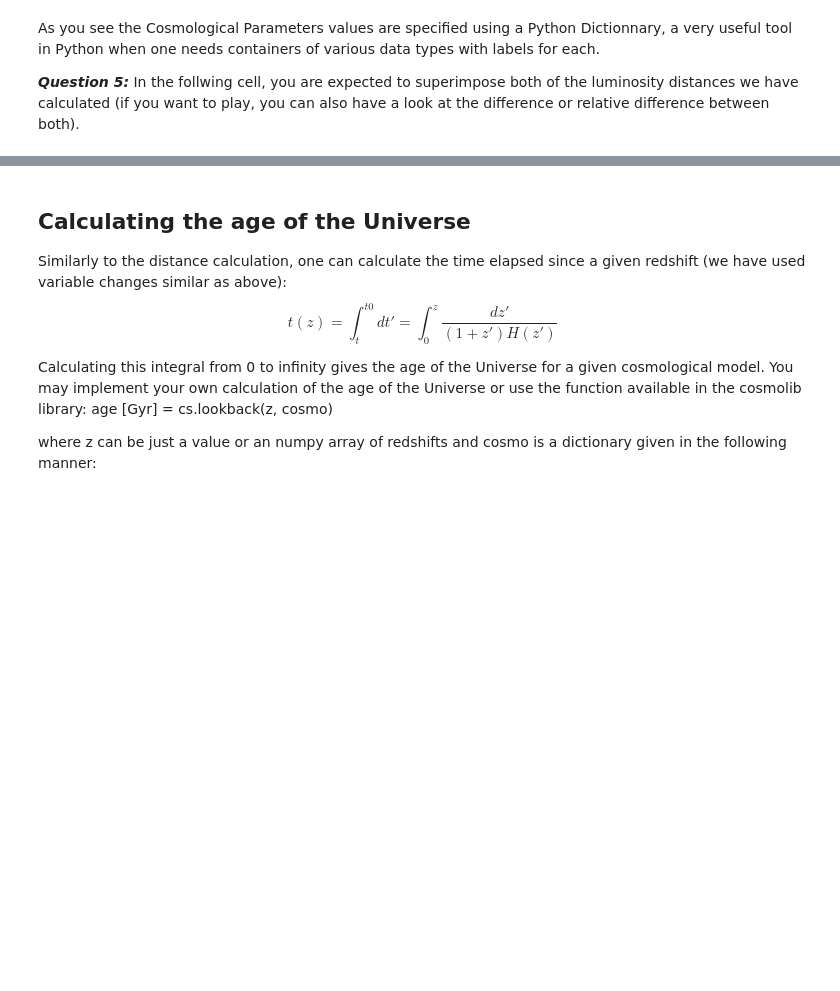
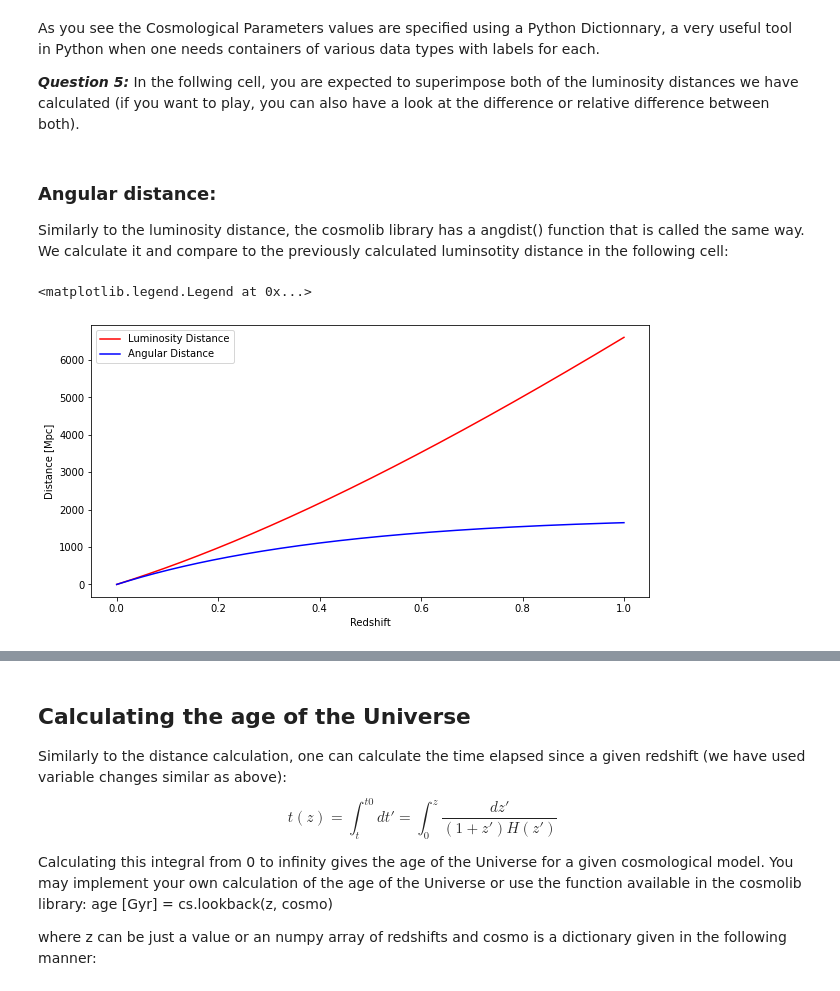
Before and after one commit to jchamilton75/CS-ST4-Cosmo-2020, a Jupyter notebook: ST4_2020_Cosmology_TD1.ipynb, the cells around one changed output, grey strips where cells are left out. Drawn from its saved outputs; the diff is of its cells as text; code cells hidden in the pictures; blank space fills up the shorter version.

```diff
--- a/ST4_2020_Cosmology_TD1.ipynb
+++ b/ST4_2020_Cosmology_TD1.ipynb
@@ -178,6 +205,7 @@ It is called in the follwing manner that uses a dictionnary to specify the value
 
 **Note:** The Dark Energy equation of state was not discussed in the lectures due to the lack of time. It is however one of the main challenges of observational cosmology to measure it today. SNIa are a sensitive probe for this parameter. The equation of state is the ratio between pressure and density of Dark Energy (as for a perfect gaz). However in the case of Dark Energy or Csomological Constant the ratio is negative (you need negative pressure to have an accelerated expansion as can be seen in the second Friedman Equation - see lectures). For a perfect Cosmological constant w=0 and for Dark Energy models it can have other values, and possibly vary with redshift. Do not worry with this now and just keep it fixed to -1.
 # %%
+z = np.linspace(0,1,1000)
 cosmo_lcdm = {'h':0.7, 'omega_M_0':0.3, 'omega_lambda_0':0.7, 'w0':-1.}
 dlnew = cs.lumdist(z, cosmo_lcdm)
 # %% [markdown]
@@ -186,0 +217,13 @@ As you see the Cosmological Parameters values are specified using a Python Dicti
+# %% [markdown]
+### Angular distance:
+Similarly to the luminosity distance, the cosmolib library has a angdist() function that is called the same way. We calculate it and compare to the previously calculated luminsotity distance in the following cell:
+# %%
+dang = cs.angdist(z, cosmo_lcdm)
+plot(z, dlnew, 'red', label='Luminosity Distance')
+plot(z, dang, 'blue', label='Angular Distance')
+xlabel('Redshift')
+ylabel('Distance [Mpc]')
+legend()
+# %% [output]
+<matplotlib.legend.Legend at 0x...>
+[figure, added]
```
Also changed, not shown: parts of 23 cells of this notebook.
